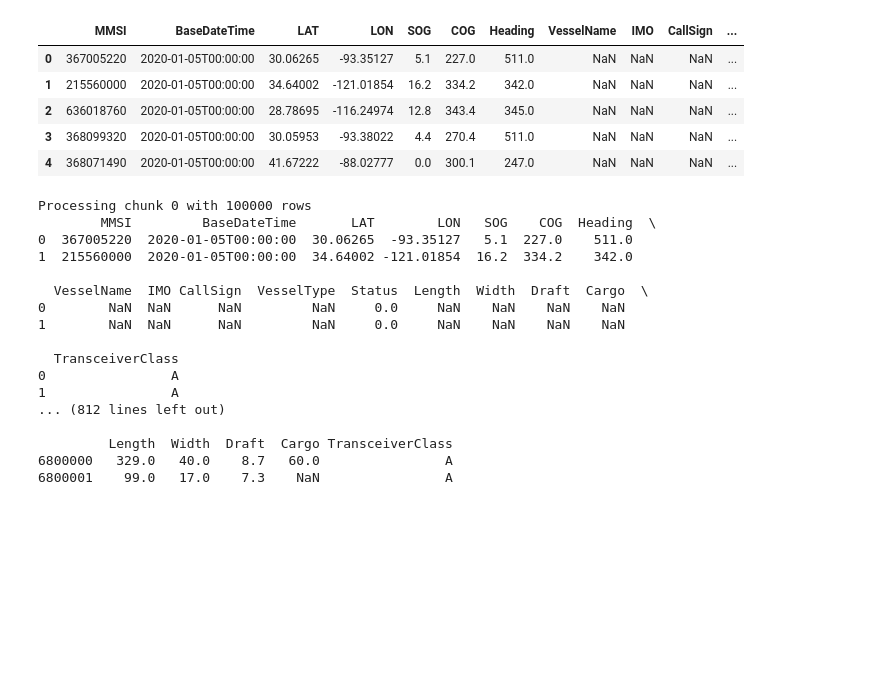
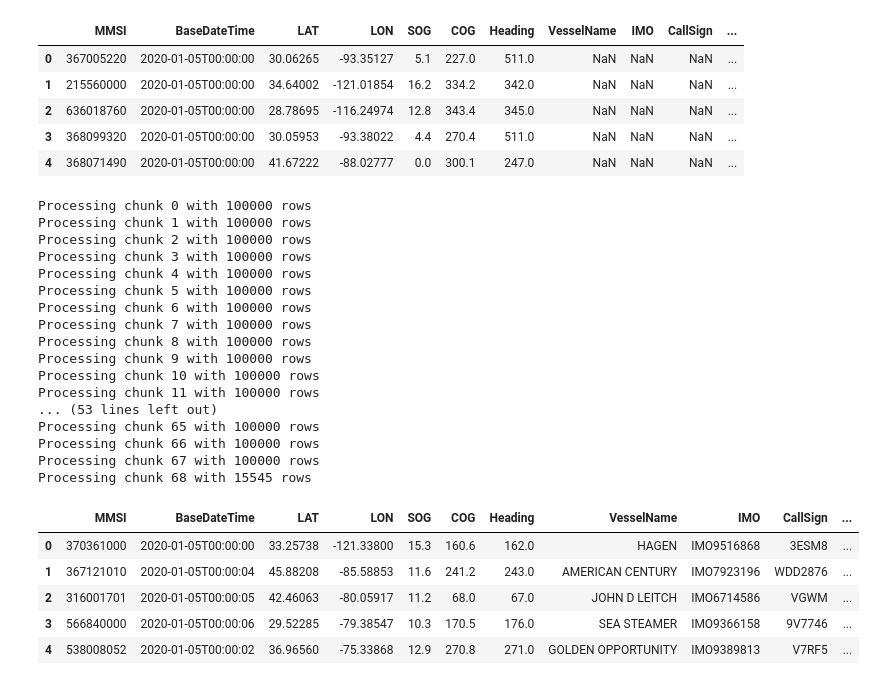
Before and after one commit to calebarr/AIS, a Jupyter notebook: AIS_Downloader_TeamShared.ipynb, the cells around one changed output. Drawn from its saved outputs; the diff is of its cells as text; code cells hidden in the pictures; blank space fills up the shorter version.

Commit message:
Created using Colab:    Keeping  rows where VesselType is cargo (70–79) or tanker (80–89)

```diff
--- a/AIS_Downloader_TeamShared.ipynb
+++ b/AIS_Downloader_TeamShared.ipynb
@@ -120,37 +120,59 @@ df = load_csvs_from_zips()  # uses the default folder
 import zipfile
 import pandas as pd
 
+import zipfile
+import pandas as pd
+
 def process_zip_in_chunks(zip_path, chunksize=100_000):
+    all_cleaned_chunks = []
+
     with zipfile.ZipFile(zip_path, 'r') as zip_ref:
+        # Find the CSV file inside the zip
         csv_files = [name for name in zip_ref.namelist() if name.endswith('.csv')]
         if not csv_files:
             print(f"No CSV found in {zip_path}")
-            return
+            return pd.DataFrame()  # Return empty DataFrame if nothing found
 
+        # Open the first CSV
         with zip_ref.open(csv_files[0]) as f:
             reader = pd.read_csv(f, chunksize=chunksize)
 
             for i, chunk in enumerate(reader):
                 print(f"Processing chunk {i} with {len(chunk)} rows")
-                # Example: just print basic info
-                print(chunk.head(2))  # Replace with your real logic
+
+                # Keep rows where VesselType is cargo (70–79) or tanker (80–89)
+                if 'VesselType' in chunk.columns:
+                    chunk = chunk[chunk['VesselType'].between(70, 89, inclusive="both")]
+
+                # Append cleaned chunk to list
+                all_cleaned_chunks.append(chunk)
+
+    # Combine all filtered chunks into one DataFrame
+    return pd.concat(all_cleaned_chunks, ignore_index=True)
 # %%
-process_zip_in_chunks("/content/drive/My Drive/SIADS_593/assets/raw_data/AIS_2020_01_05.zip")
+clean_df = process_zip_in_chunks("/content/drive/My Drive/SIADS_593/assets/raw_data/AIS_2020_01_05.zip")
+clean_df.head()
 # %% [output]
 Processing chunk 0 with 100000 rows
-        MMSI         BaseDateTime       LAT        LON   SOG    COG  Heading  \
-0  367005220  2020-01-05T00:00:00  30.06265  -93.35127   5.1  227.0    511.0
-1  215560000  2020-01-05T00:00:00  34.64002 -121.01854  16.2  334.2    342.0
-
-  VesselName  IMO CallSign  VesselType  Status  Length  Width  Draft  Cargo  \
-0        NaN  NaN      NaN         NaN     0.0     NaN    NaN    NaN    NaN
-1        NaN  NaN      NaN         NaN     0.0     NaN    NaN    NaN    NaN
-
-  TransceiverClass
-0                A
-1                A
-... (812 lines left out)
-
-         Length  Width  Draft  Cargo TransceiverClass
-6800000   329.0   40.0    8.7   60.0                A
-6800001    99.0   17.0    7.3    NaN                A
+Processing chunk 1 with 100000 rows
+Processing chunk 2 with 100000 rows
+Processing chunk 3 with 100000 rows
+Processing chunk 4 with 100000 rows
+Processing chunk 5 with 100000 rows
+Processing chunk 6 with 100000 rows
+Processing chunk 7 with 100000 rows
+Processing chunk 8 with 100000 rows
+Processing chunk 9 with 100000 rows
+Processing chunk 10 with 100000 rows
+Processing chunk 11 with 100000 rows
+... (53 lines left out)
+Processing chunk 65 with 100000 rows
+Processing chunk 66 with 100000 rows
+Processing chunk 67 with 100000 rows
+Processing chunk 68 with 15545 rows
+|  | MMSI | BaseDateTime | LAT | LON | SOG | COG | Heading | VesselName | IMO | CallSign | ... |
+| 0 | 370361000 | 2020-01-05T00:00:00 | 33.25738 | -121.33800 | 15.3 | 160.6 | 162.0 | HAGEN | IMO9516868 | 3ESM8 | ... |
+| 1 | 367121010 | 2020-01-05T00:00:04 | 45.88208 | -85.58853 | 11.6 | 241.2 | 243.0 | AMERICAN CENTURY | IMO7923196 | WDD2876 | ... |
+| 2 | 316001701 | 2020-01-05T00:00:05 | 42.46063 | -80.05917 | 11.2 | 68.0 | 67.0 | JOHN D LEITCH | IMO6714586 | VGWM | ... |
+| 3 | 566840000 | 2020-01-05T00:00:06 | 29.52285 | -79.38547 | 10.3 | 170.5 | 176.0 | SEA STEAMER | IMO9366158 | 9V7746 | ... |
+| 4 | 538008052 | 2020-01-05T00:00:02 | 36.96560 | -75.33868 | 12.9 | 270.8 | 271.0 | GOLDEN OPPORTUNITY | IMO9389813 | V7RF5 | ... |
```
